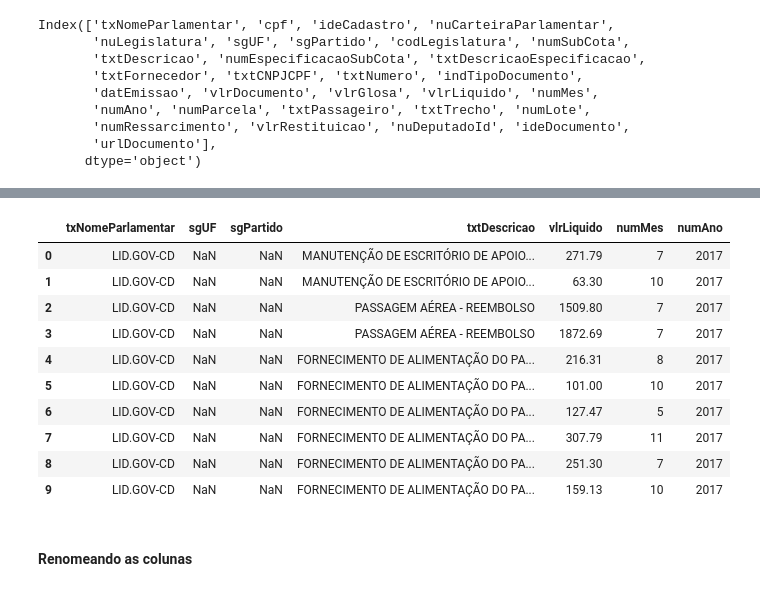
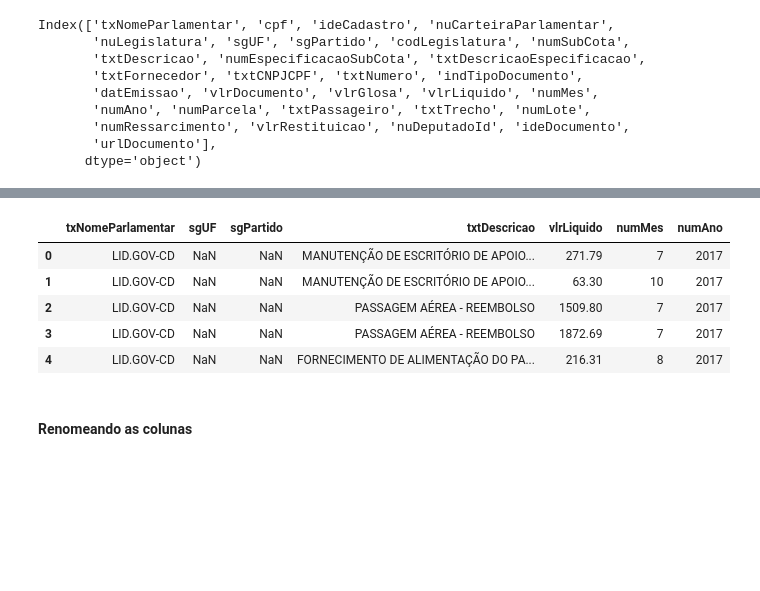
Before and after one commit to BrunoDorneles/ComPartilha-EDA, a Jupyter notebook: ComPartilha - EDA.ipynb, the cells around one changed output, grey strips where cells are left out. Saved outputs shown, nothing was run; the diff lists cells and outputs as text; code cells hidden in the pictures; blank space fills up the shorter version.

```diff
--- a/ComPartilha - EDA.ipynb
+++ b/ComPartilha - EDA.ipynb
@@ -85,18 +81,13 @@ Index(['txNomeParlamentar', 'sgUF', 'sgPartido', 'txtDescricao', 'vlrLiquido',
 # %%
 #Obtendo os 10 primeiros registros
-ceap.head(10)
+ceap.head(5)
 # %% [output]
 |  | txNomeParlamentar | sgUF | sgPartido | txtDescricao | vlrLiquido | numMes | numAno |
 | 0 | LID.GOV-CD | NaN | NaN | MANUTENÇÃO DE ESCRITÓRIO DE APOIO... | 271.79 | 7 | 2017 |
 | 1 | LID.GOV-CD | NaN | NaN | MANUTENÇÃO DE ESCRITÓRIO DE APOIO... | 63.30 | 10 | 2017 |
 | 2 | LID.GOV-CD | NaN | NaN | PASSAGEM AÉREA - REEMBOLSO | 1509.80 | 7 | 2017 |
 | 3 | LID.GOV-CD | NaN | NaN | PASSAGEM AÉREA - REEMBOLSO | 1872.69 | 7 | 2017 |
 | 4 | LID.GOV-CD | NaN | NaN | FORNECIMENTO DE ALIMENTAÇÃO DO PA... | 216.31 | 8 | 2017 |
-| 5 | LID.GOV-CD | NaN | NaN | FORNECIMENTO DE ALIMENTAÇÃO DO PA... | 101.00 | 10 | 2017 |
-| 6 | LID.GOV-CD | NaN | NaN | FORNECIMENTO DE ALIMENTAÇÃO DO PA... | 127.47 | 5 | 2017 |
-| 7 | LID.GOV-CD | NaN | NaN | FORNECIMENTO DE ALIMENTAÇÃO DO PA... | 307.79 | 11 | 2017 |
-| 8 | LID.GOV-CD | NaN | NaN | FORNECIMENTO DE ALIMENTAÇÃO DO PA... | 251.30 | 7 | 2017 |
-| 9 | LID.GOV-CD | NaN | NaN | FORNECIMENTO DE ALIMENTAÇÃO DO PA... | 159.13 | 10 | 2017 |
 # %% [markdown]
 #### Renomeando as colunas
 # %%
```
Also changed, not shown: parts of 7 cells of this notebook.
